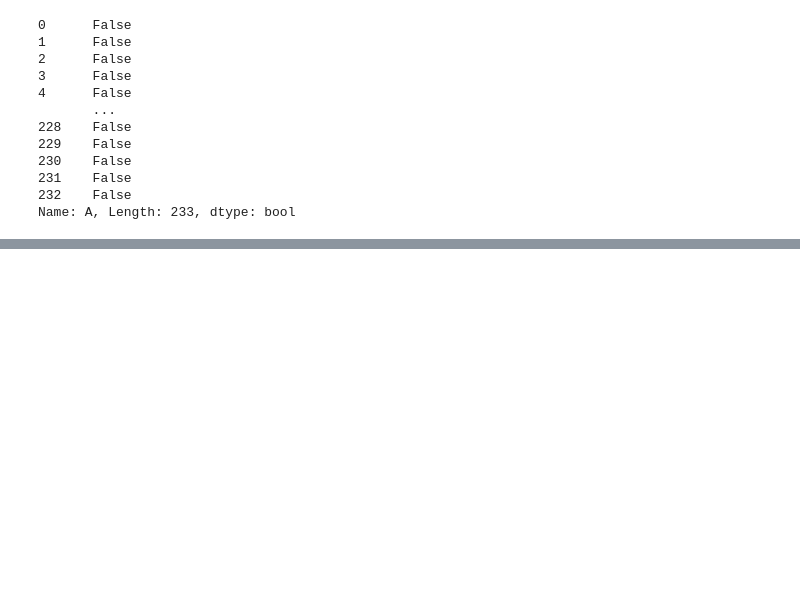
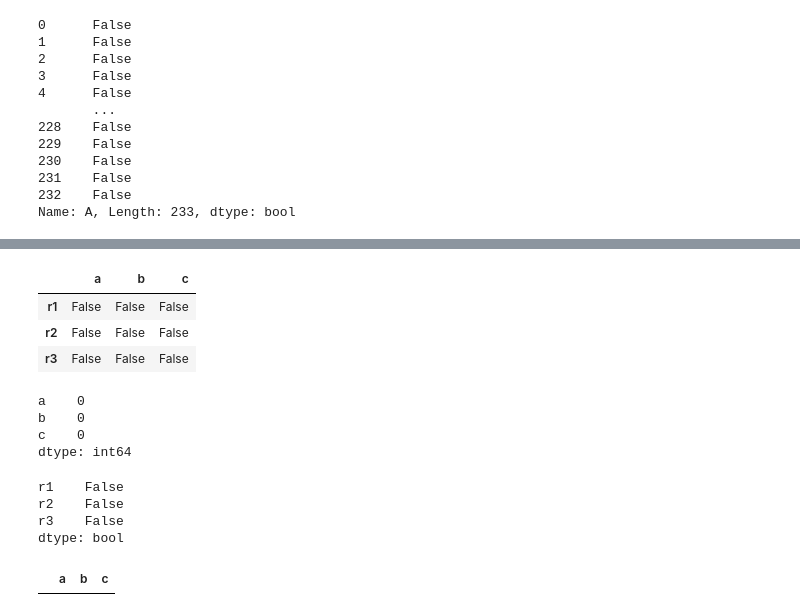
Before and after one commit to arjitverma111/Project-Mobile-price, a Jupyter notebook: PYTHON-PRACTICE/pan-das.ipynb, the cells around one changed output, grey strips where cells are left out. Cells and saved outputs as stored; diff of their text form; code cells hidden in the pictures; blank space fills up the shorter version.

```diff
--- a/PYTHON-PRACTICE/pan-das.ipynb
+++ b/PYTHON-PRACTICE/pan-das.ipynb
@@ -223,0 +252,28 @@ x.drop_duplicates(subset = ['A'])   # drops the rows where column A has null val
+# %%
+df.isna()
+# %% [output]
+|  | a | b | c |
+| r1 | False | False | False |
+| r2 | False | False | False |
+| r3 | False | False | False |
+# %%
+df.isna().sum()  # gives the count of null values in each column
+# %% [output]
+a    0
+b    0
+c    0
+dtype: int64
+# %%
+df.duplicated()
+# %% [output]
+r1    False
+r2    False
+r3    False
+dtype: bool
+# %%
+df.loc[df.duplicated(subset=['a'])]
+
+
+# only shows the rows which are duplicated in column a, if you want to see all the rows which are duplicated in any column, just use df.duplicated() without subset
+# %% [output]
+|  | a | b | c |
```
Also changed, not shown: parts of 12 cells of this notebook, 2 other files.
